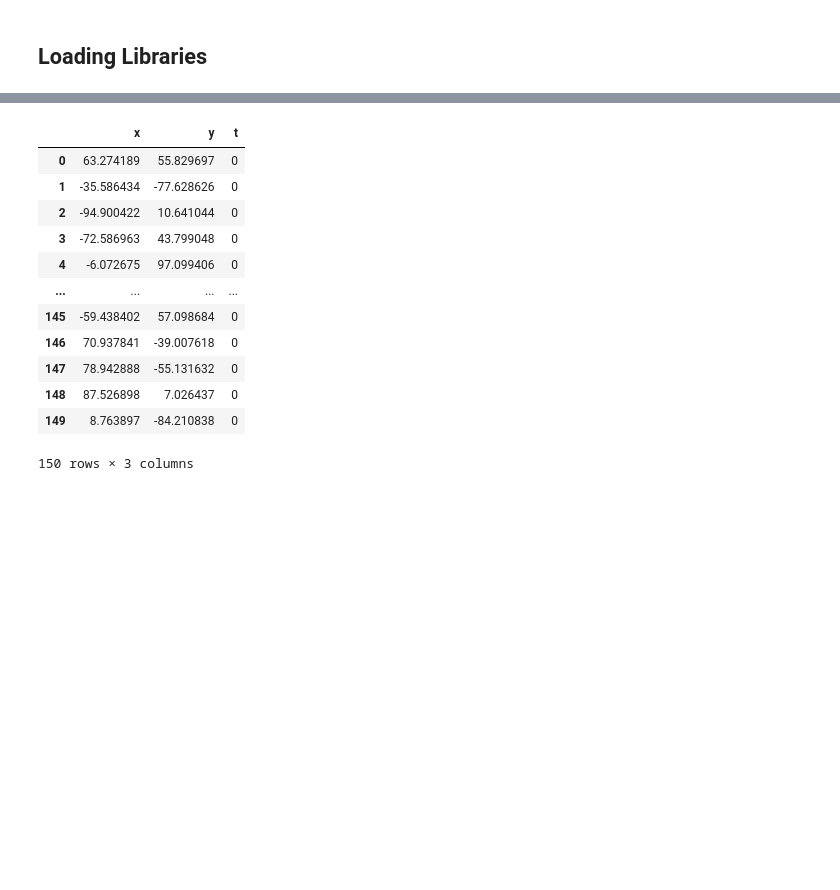
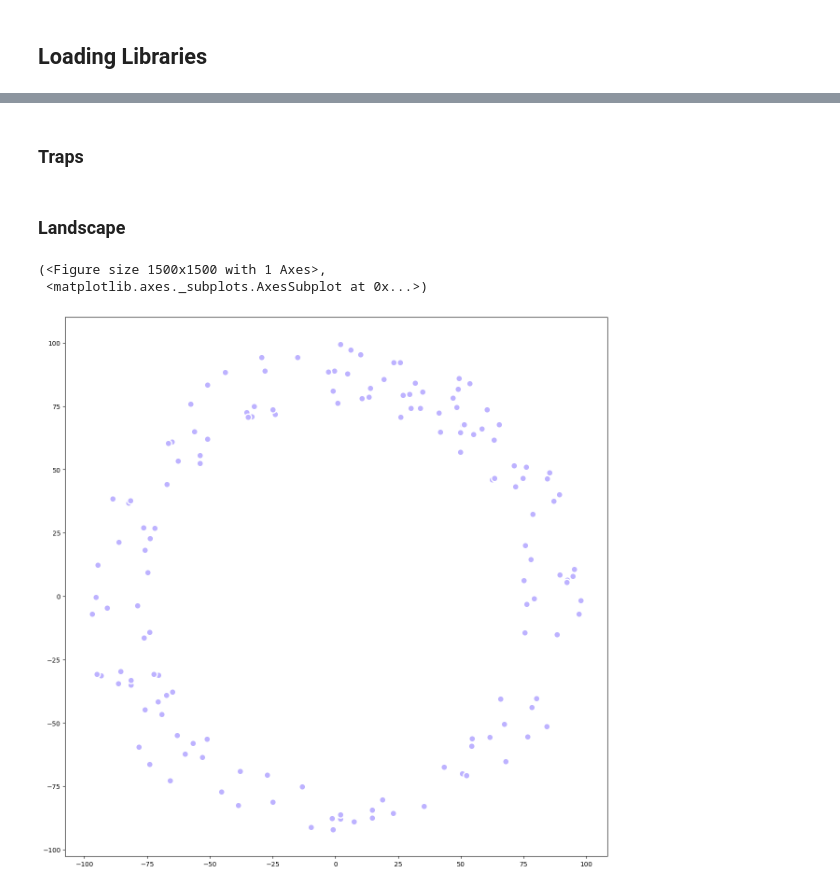
Before and after one commit to Chipdelmal/MGSurvE_Webinar2023, a Jupyter notebook: demos/landscape/landscape_setup.ipynb, the cells around one changed output, grey strips where cells are left out. Drawn from its saved outputs; the diff is of its cells as text; code cells hidden in the pictures; blank space fills up the shorter version.

```diff
--- a/demos/landscape/landscape_setup.ipynb
+++ b/demos/landscape/landscape_setup.ipynb
@@ -23,19 +25,35 @@ RADII = (75, 100)
 # %%
+PTS_NUM = 150
+RADII = (75, 100)
+
 xy = srv.ptsDonut(PTS_NUM, RADII).T
 pType = np.random.choice(1, xy.shape[1])
 points = pd.DataFrame({'x': xy[0], 'y': xy[1], 't': pType})
-points
-# %% [output]
-|  | x | y | t |
-| 0 | 63.274189 | 55.829697 | 0 |
-| 1 | -35.586434 | -77.628626 | 0 |
-| 2 | -94.900422 | 10.641044 | 0 |
-| 3 | -72.586963 | 43.799048 | 0 |
-| 4 | -6.072675 | 97.099406 | 0 |
-| ... | ... | ... | ... |
-| 145 | -59.438402 | 57.098684 | 0 |
-| 146 | 70.937841 | -39.007618 | 0 |
-| 147 | 78.942888 | -55.131632 | 0 |
-| 148 | 87.526898 | 7.026437 | 0 |
-| 149 | 8.763897 | -84.210838 | 0 |
-150 rows × 3 columns
+# %% [markdown]
+### Traps
+# %%
+nullTraps = [0, 0, 0, 0, 0]
+traps = pd.DataFrame({
+    'x': nullTraps, 'y': nullTraps, 'sid': nullTraps,
+    't': [0, 0, 0, 1, 1],
+    'f': [0, 0, 0, 0, 0]
+})
+tKer = {
+    0: {'kernel': srv.exponentialDecay, 'params': {'A': .5, 'b': .1}},
+    1: {'kernel': srv.exponentialDecay, 'params': {'A': .5, 'b': .125}}
+}
+# %% [markdown]
+### Landscape
+# %%
+lnd = srv.Landscape(
+    points,
+    kernelParams={'params': srv.MEDIUM_MOV_EXP_PARAMS, 'zeroInflation': .25},
+    traps=traps, trapsKernels=tKer
+)
+# %%
+(fig, ax) = plt.subplots(1, 1, figsize=(15, 15), sharey=False)
+lnd.plotSites(fig, ax, size=100)
+# %% [output]
+(<Figure size 1500x1500 with 1 Axes>,
+ <matplotlib.axes._subplots.AxesSubplot at 0x...>)
+[figure, added]
```
Also changed, not shown: parts of 4 cells of this notebook, 1 other file.
